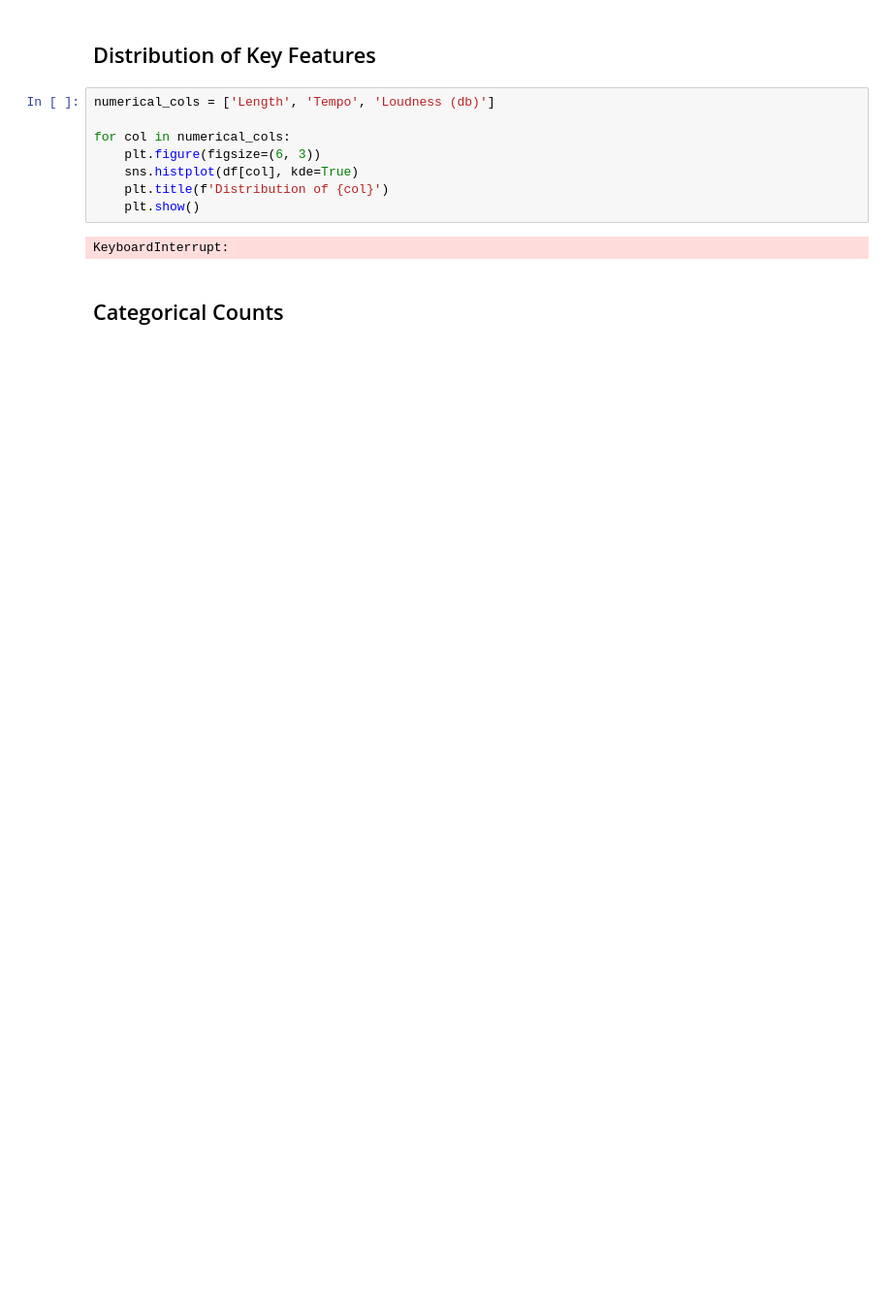
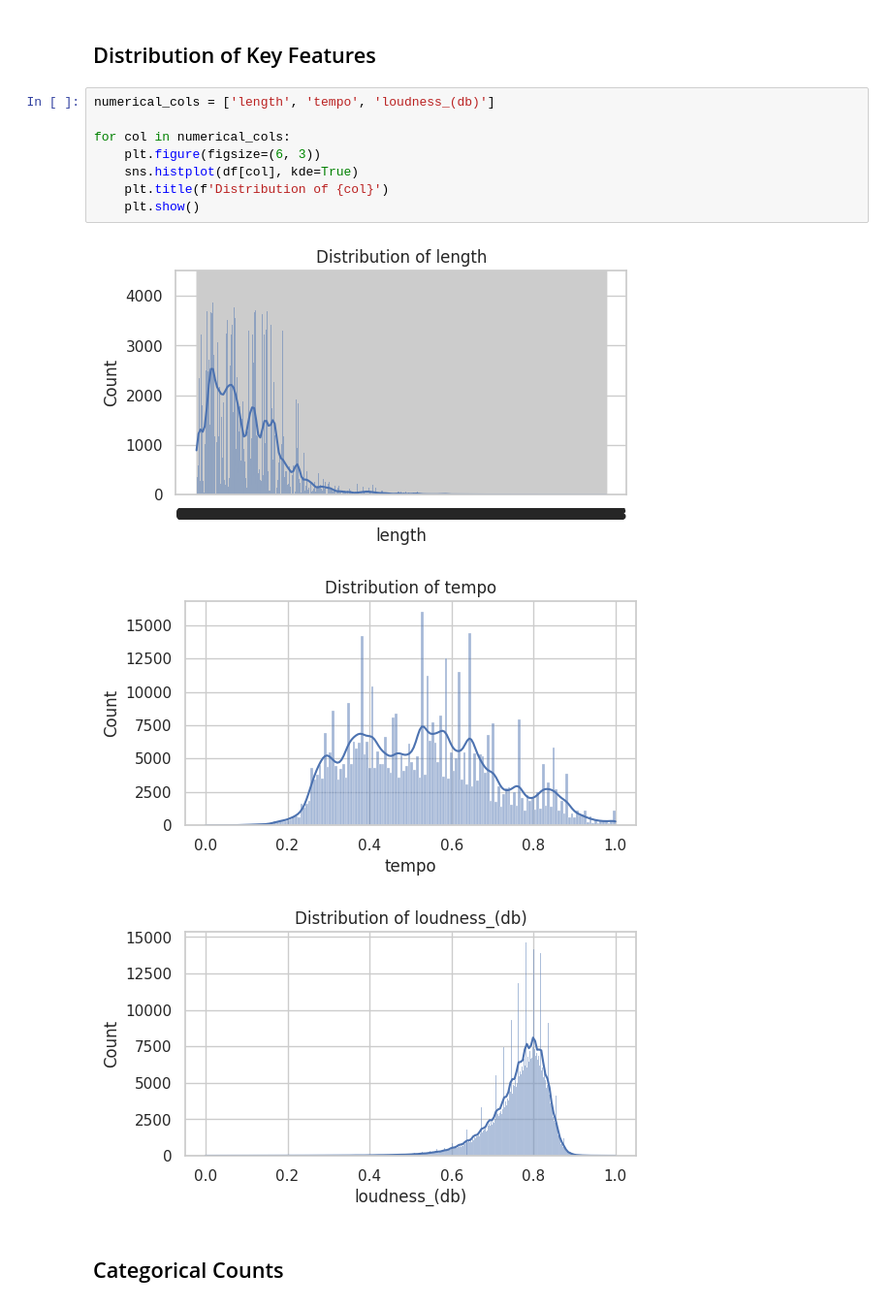
Before and after one commit to noahrettig/song-success-predictor, a Jupyter notebook: notebooks/01_data_exploration.ipynb, the cells around one changed output. Shown at 97% size. Drawn from its saved outputs; the diff is of its cells as text; blank space fills up the shorter version.

```diff
--- a/notebooks/01_data_exploration.ipynb
+++ b/notebooks/01_data_exploration.ipynb
@@ -93,15 +93,17 @@ Basic statistics for numeric columns:
 # %% [markdown]
 ## Distribution of Key Features
 # %%
-numerical_cols = ['Length', 'Tempo', 'Loudness (db)']
+numerical_cols = ['length', 'tempo', 'loudness_(db)']
 
 for col in numerical_cols:
     plt.figure(figsize=(6, 3))
     sns.histplot(df[col], kde=True)
     plt.title(f'Distribution of {col}')
     plt.show()
 # %% [output]
-KeyboardInterrupt:
+[figure, added]
+[figure, added]
+[figure, added]
 # %% [markdown]
 ## Categorical Counts
 # %%
```
Also changed, not shown: parts of 9 cells of this notebook, 2 other files.
